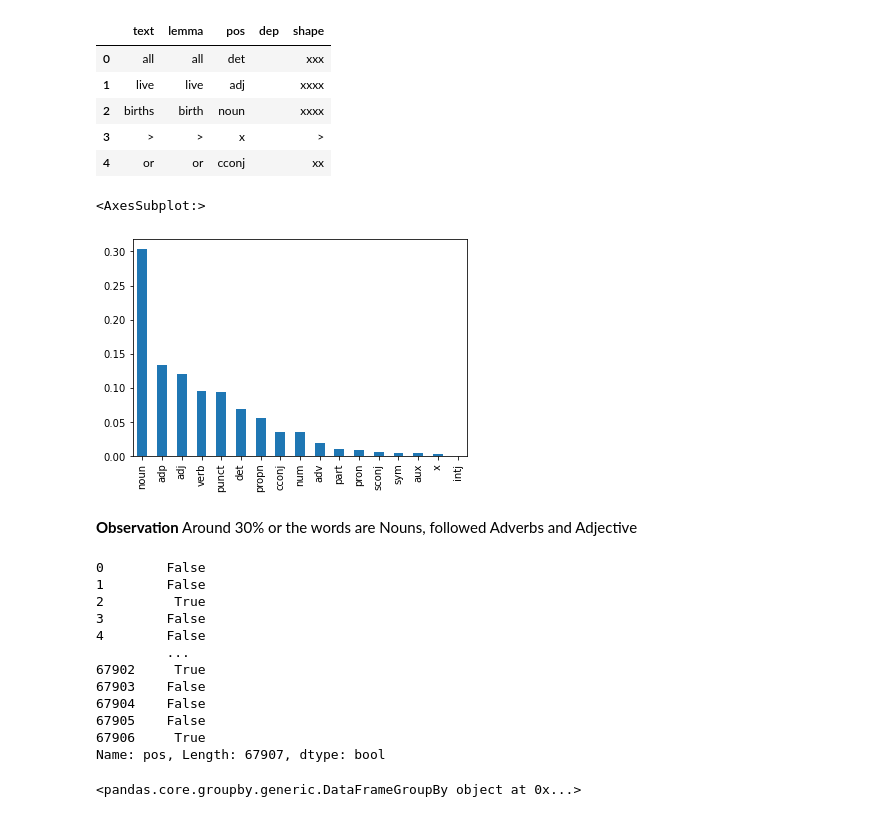
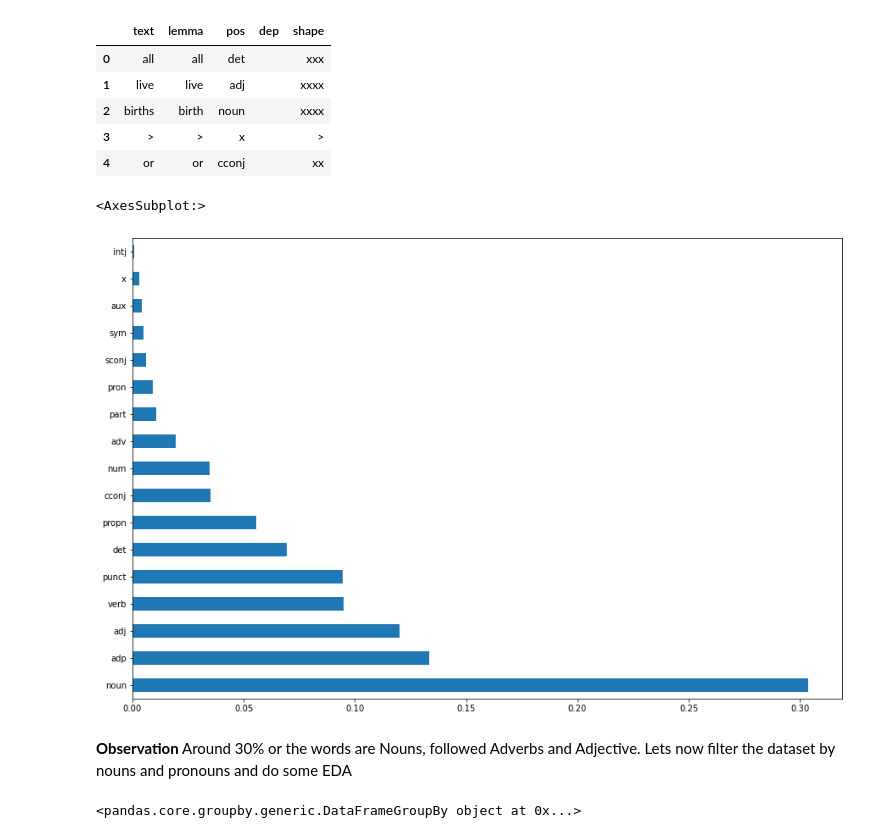
Before and after one commit to rramchan12/Identifying-Healthcare-Data-using-NER-and-CRF, a Jupyter notebook: Assignment.ipynb, the cells around one changed output. Saved outputs shown, nothing was run; the diff lists cells and outputs as text; code cells hidden in the pictures.

```diff
--- a/Assignment.ipynb
+++ b/Assignment.ipynb
@@ -57,19 +57,12 @@ print(train_labels_raw[5])
 =
 
 O
-# %%
-import re
-## Function to create sentences from list of words
-def process_word_list(word_list):
-    sentence_list = []
-    sentence= ""
-    for word in word_list:
-        #print (word)
-
-        if (re.search('^\s+$',word)) :
-            sentence_list.append(sentence)
-            #print("*"+sentence)
-            sentence=""
-        else:
-             sentence= sentence+word.strip()+" "
-    return sentence_list
+# %%
+import re
+# We join all invididual words into a single string after
+# removing the newline characters using strip method
+# Then we split on double spaces which denotes the removed empty new line
+# which is our sentence separator
+def process_word_list(raw_multiline_words):
+    joined_list = " ".join(line.strip() for line in raw_multiline_words)
+    return joined_list.split('  ')
@@ -181,7 +195,8 @@ token_df.head()
 | 3 | > | > | x |  | > |
 | 4 | or | or | cconj |  | xx |
 # %%
-token_df.pos.value_counts(normalize=True).plot.bar()
+plt.figure(figsize=(15,10))
+token_df.pos.value_counts(normalize=True).plot.barh()
 # %% [output]
 <AxesSubplot:>
-[figure, old version]
+[figure, new version]
@@ -190,21 +203,6 @@ spacy.explain('adp')
 # %% [markdown]
 **Observation**
-Around 30% or the words are Nouns, followed Adverbs and Adjective
+Around 30% or the words are Nouns, followed Adverbs and Adjective. Lets now filter the dataset by nouns and pronouns and do some EDA
-# %%
-token_df.pos.isin(['noun'])
-# %% [output]
-0        False
-1        False
-2         True
-3        False
-4        False
-         ...
-67902     True
-67903    False
-67904    False
-67905    False
-67906     True
-Name: pos, Length: 67907, dtype: bool
 # %%
 #filter by only Nouns and Proper Nouns
 
```
Also changed, not shown: parts of 56 cells of this notebook.
